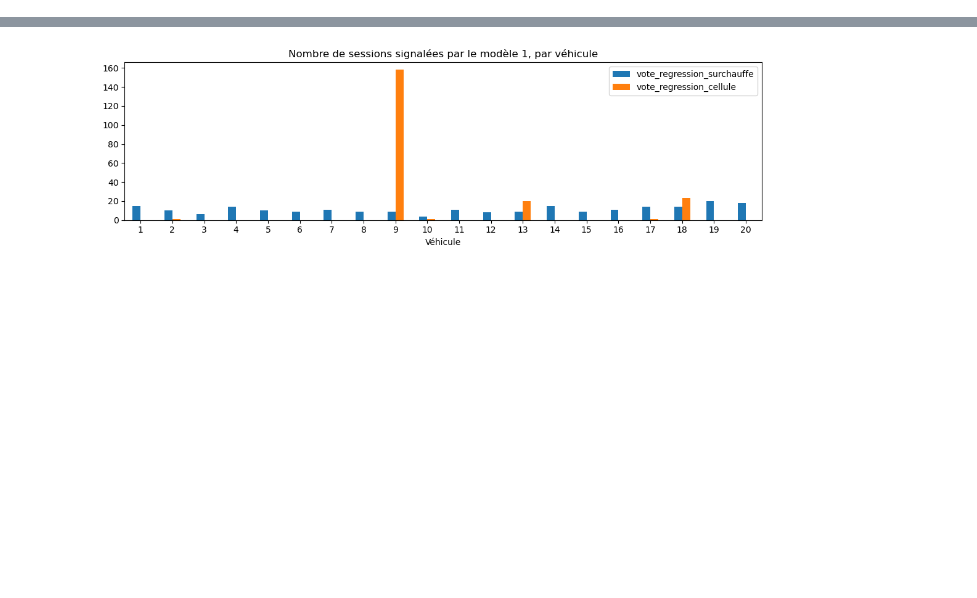
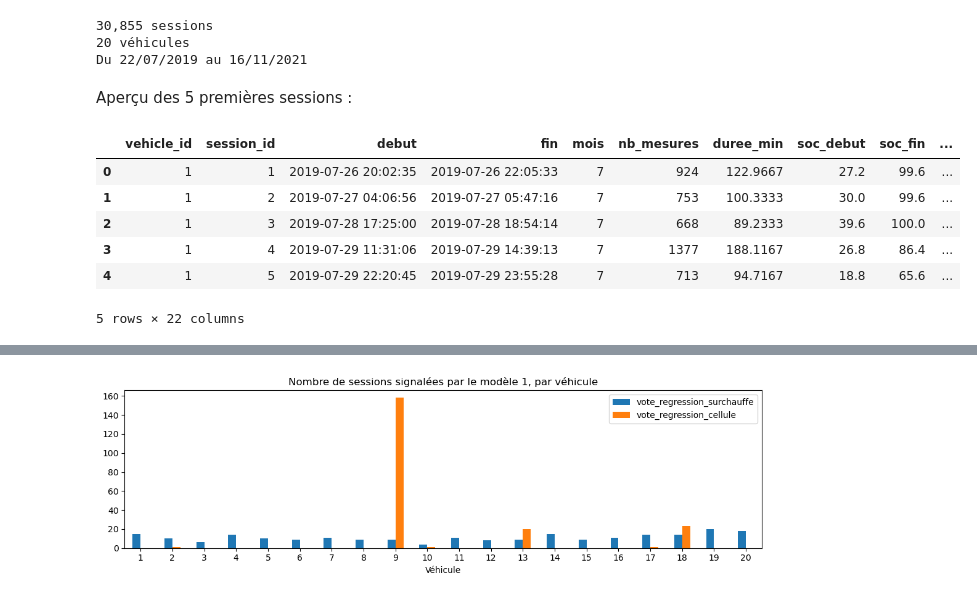
Before and after one commit to AMij0101982872/DETECTION-ANOMALIE-BATTERIE, a Jupyter notebook: notebooks/03_modele1_regression.ipynb, the cells around one changed output, grey strips where cells are left out. Saved outputs shown, nothing was run; the diff lists cells and outputs as text; code cells hidden in the pictures; blank space fills up the shorter version.

```diff
--- a/notebooks/03_modele1_regression.ipynb
+++ b/notebooks/03_modele1_regression.ipynb
@@ -203,0 +93,21 @@ vote_regression_cellule      train 0.73% | test 0.39%
+# %%
+sessions = pd.read_parquet(SESSIONS_PARQUET)
+print(f"{len(sessions):,} sessions")
+print(f"{sessions.vehicle_id.nunique()} véhicules")
+print(f"Du {sessions.debut.min():%d/%m/%Y} au {sessions.fin.max():%d/%m/%Y}")
+# %% [output]
+30,855 sessions
+20 véhicules
+Du 22/07/2019 au 16/11/2021
+# %% [markdown]
+Aperçu des 5 premières sessions :
+# %%
+sessions.head()
+# %% [output]
+|  | vehicle_id | session_id | debut | fin | mois | nb_mesures | duree_min | soc_debut | soc_fin | ... |
+| 0 | 1 | 1 | 2019-07-26 20:02:35 | 2019-07-26 22:05:33 | 7 | 924 | 122.9667 | 27.2 | 99.6 | ... |
+| 1 | 1 | 2 | 2019-07-27 04:06:56 | 2019-07-27 05:47:16 | 7 | 753 | 100.3333 | 30.0 | 99.6 | ... |
+| 2 | 1 | 3 | 2019-07-28 17:25:00 | 2019-07-28 18:54:14 | 7 | 668 | 89.2333 | 39.6 | 100.0 | ... |
+| 3 | 1 | 4 | 2019-07-29 11:31:06 | 2019-07-29 14:39:13 | 7 | 1377 | 188.1167 | 26.8 | 86.4 | ... |
+| 4 | 1 | 5 | 2019-07-29 22:20:45 | 2019-07-29 23:55:28 | 7 | 713 | 94.7167 | 18.8 | 65.6 | ... |
+5 rows × 22 columns
```
Also changed, not shown: parts of 91 cells of this notebook, 2 other files.
